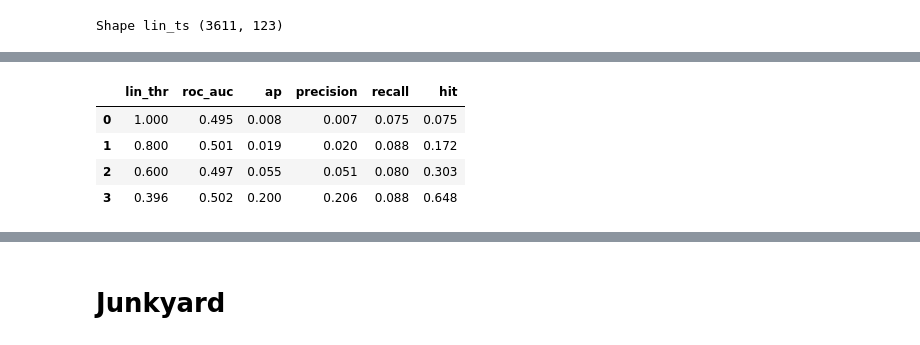
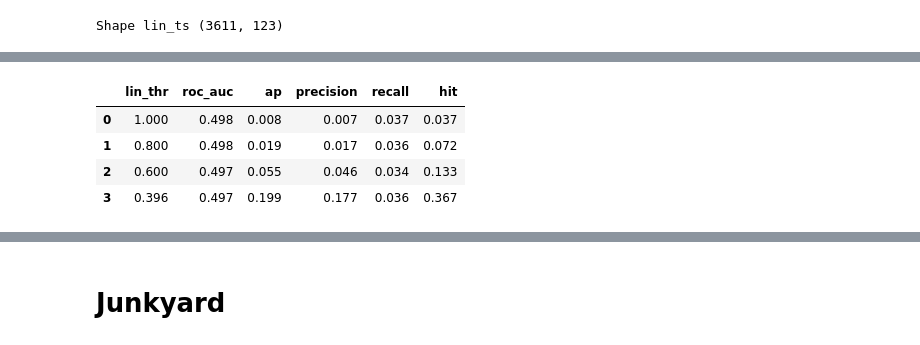
Before and after one commit to 00dylan00/scGPT_playground, a Jupyter notebook: notebooks/exp/2026-01-15-cluster_raw.ipynb, the cells around one changed output, grey strips where cells are left out. Cells and saved outputs as stored; diff of their text form; code cells hidden in the pictures.

```diff
--- a/notebooks/exp/2026-01-15-cluster_raw.ipynb
+++ b/notebooks/exp/2026-01-15-cluster_raw.ipynb
@@ -52,7 +52,7 @@ run_dir = os.path.join("..", "..", "outputs", "run-25-09-13-18")  # RNA-seq
 # run_dir = os.path.join("..","..","outputs","run-25-10-05-01")
 # run_dir = os.path.join("..","..","outputs","run-25-09-17-01") # Microarray
 
-embedding_type = "raw_normed"
+embedding_type = "ft"
 
 assert embedding_type in ["ft", "pt", "raw", "raw_normed"]
 if embedding_type == "ft":
@@ -68,9 +68,6 @@ elif embedding_type == "raw":
     output_dir = os.path.join(
         "/aloy/scratch/ddalton/projects/scGPT_playground/outputs/", run_name, "outputs"
     )
-
-if not os.path.exists(output_dir):
-    os.makedirs(output_dir)
 
 
 # functions
@@ -2022,7 +2020,7 @@ def get_multilab_true(doids:List, broad_doids:List, do_graph)->np.array:
 # %% [markdown]
 ### Run Enrichment
 # %%
-ALPHA = 0.01
+ALPHA = 1
 # ALPHA = 1
 # enrichment analysis of crun_hypergeom_enrichmentluster labels!
 df_k_enrich = run_hypergeom_enrichment(
@@ -2707,35 +2701,36 @@ for lin_thr in tqdm(lin_thrs):
         # map predicted clusters to doideudo-labels!
         _rnd_lab = [clust_to_enr.get(c) for c in _rnd_clust]   # test doideudo labels!
 
         _rnd_one_hot = list()
         for lab in _rnd_lab:
             _rnd_one_hot.append([1 if d in lab  else 0 for d in dis_ord])
         _rnd_one_hot = np.array( _rnd_one_hot)
 
         # multilabel
         _rnd_roc_auc = roc_auc_score(lin_ts>=lin_thr, _rnd_one_hot, average=avg)
         _onehot_prec = precision_score(lin_ts>=lin_thr,_rnd_one_hot, average=avg)
         _onehot_rec = recall_score(lin_ts>=lin_thr,_rnd_one_hot, average=avg)
         _rnd_hits = (_rnd_one_hot & (lin_ts>=lin_thr)).sum(axis=1)>0
 
         rnd_roc_onehot.append(_rnd_roc_auc)
         rnd_ap_oneshot.append(average_precision_score(lin_ts>=lin_thr, _rnd_one_hot, average=avg))
         rnd_prec_onehot.append(_onehot_prec)
         rnd_rec_onehot.append(_onehot_rec)
         rnd_rec_hits.append(recall_score(np.ones(len(df_test)), _rnd_hits))
 
     data_rand_dis_perf.append({"lin_thr":lin_thr,
                         "roc_auc":f"{np.mean(rnd_roc_onehot):.3f}",
                         "ap":f"{np.mean(rnd_ap_oneshot):.3f}",
                         "precision":f"{np.mean(rnd_prec_onehot):.3f}",
                         "recall":f"{np.mean(rnd_rec_onehot):.3f}",
                         "hit":f"{np.mean(rnd_rec_hits):.3f}"})
 
 
-pd.DataFrame(data_rand_dis_perf)
+df_rand_dis_perf = pd.DataFrame(data_rand_dis_perf)
+df_rand_dis_perf
 # %% [output]
 |  | lin_thr | roc_auc | ap | precision | recall | hit |
-| 0 | 1.000 | 0.495 | 0.008 | 0.007 | 0.075 | 0.075 |
-| 1 | 0.800 | 0.501 | 0.019 | 0.020 | 0.088 | 0.172 |
-| 2 | 0.600 | 0.497 | 0.055 | 0.051 | 0.080 | 0.303 |
-| 3 | 0.396 | 0.502 | 0.200 | 0.206 | 0.088 | 0.648 |
+| 0 | 1.000 | 0.498 | 0.008 | 0.007 | 0.037 | 0.037 |
+| 1 | 0.800 | 0.498 | 0.019 | 0.017 | 0.036 | 0.072 |
+| 2 | 0.600 | 0.497 | 0.055 | 0.046 | 0.034 | 0.133 |
+| 3 | 0.396 | 0.497 | 0.199 | 0.177 | 0.036 | 0.367 |
```
Also changed, not shown: parts of 15 cells of this notebook.
